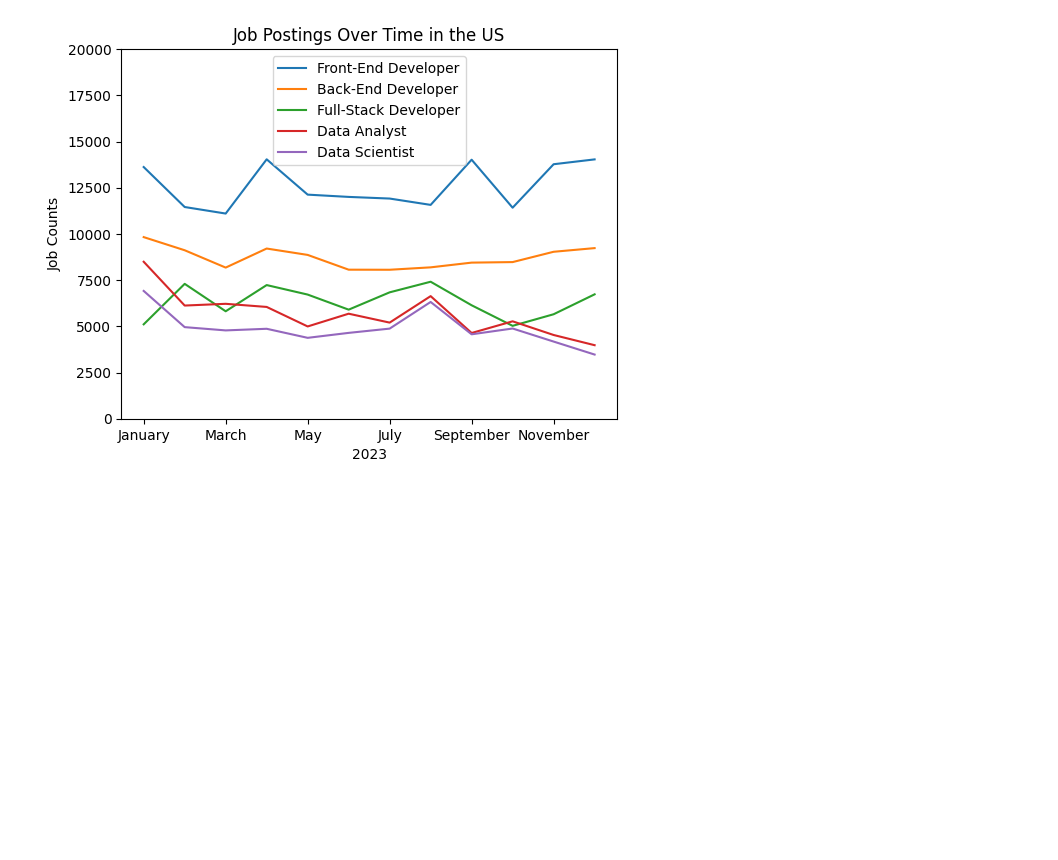
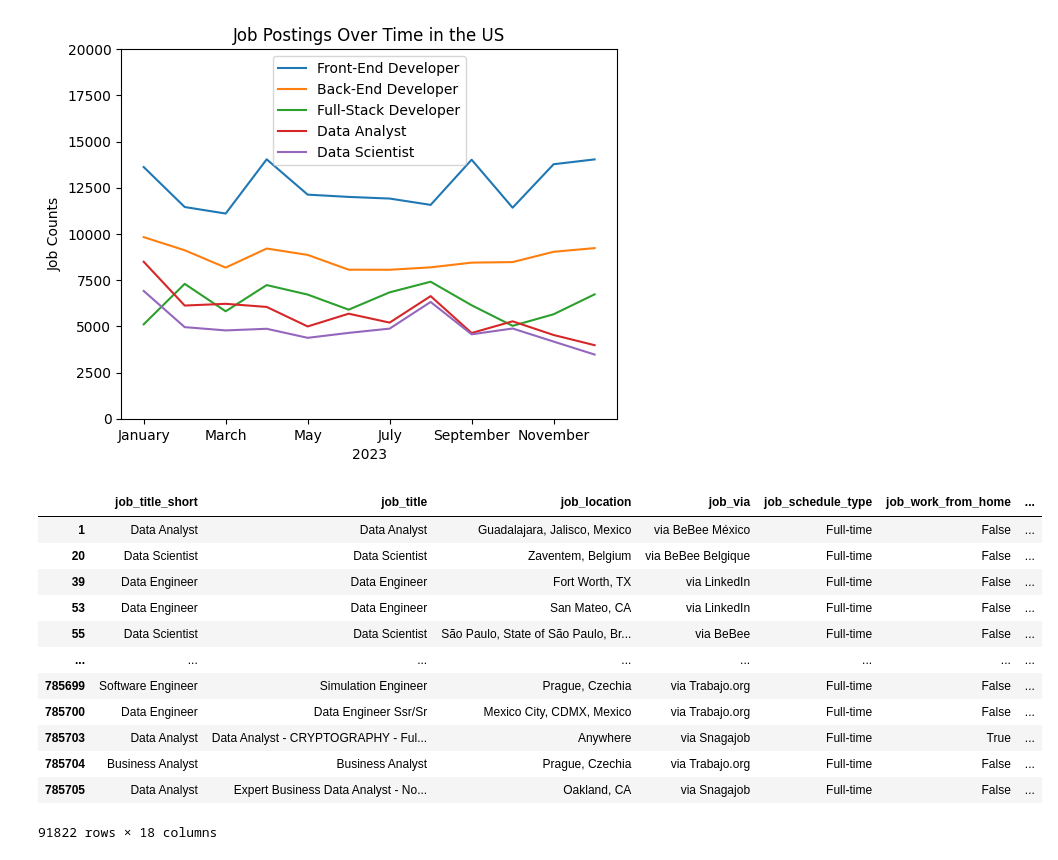
Before and after one commit to OkanNaci/Data-Science, a Jupyter notebook: Python_for_data_analytics.ipynb, the cells around one changed output. Drawn from its saved outputs; the diff is of its cells as text; code cells hidden in the pictures; blank space fills up the shorter version.

```diff
--- a/Python_for_data_analytics.ipynb
+++ b/Python_for_data_analytics.ipynb
@@ -1183,3 +1183,24 @@ plt.legend()
 plt.show()
 # %% [output]
 [figure]
+# %%
+ #Concatenate
+df['job_posted_month']=df['job_posted_date'].dt.strftime('%b')
+months=df['job_posted_month'].unique()
+months
+dict_months={month:df[df['job_posted_month']==month] for month in months}
+dict_months['Jan']
+# %% [output]
+|  | job_title_short | job_title | job_location | job_via | job_schedule_type | job_work_from_home | ... |
+| 1 | Data Analyst | Data Analyst | Guadalajara, Jalisco, Mexico | via BeBee México | Full-time | False | ... |
+| 20 | Data Scientist | Data Scientist | Zaventem, Belgium | via BeBee Belgique | Full-time | False | ... |
+| 39 | Data Engineer | Data Engineer | Fort Worth, TX | via LinkedIn | Full-time | False | ... |
+| 53 | Data Engineer | Data Engineer | San Mateo, CA | via LinkedIn | Full-time | False | ... |
+| 55 | Data Scientist | Data Scientist | São Paulo, State of São Paulo, Br... | via BeBee | Full-time | False | ... |
+| ... | ... | ... | ... | ... | ... | ... | ... |
+| 785699 | Software Engineer | Simulation Engineer | Prague, Czechia | via Trabajo.org | Full-time | False | ... |
+| 785700 | Data Engineer | Data Engineer Ssr/Sr | Mexico City, CDMX, Mexico | via Trabajo.org | Full-time | False | ... |
+| 785703 | Data Analyst | Data Analyst - CRYPTOGRAPHY - Ful... | Anywhere | via Snagajob | Full-time | True | ... |
+| 785704 | Business Analyst | Business Analyst | Prague, Czechia | via Trabajo.org | Full-time | False | ... |
+| 785705 | Data Analyst | Expert Business Data Analyst - No... | Oakland, CA | via Snagajob | Full-time | False | ... |
+91822 rows × 18 columns
```
Also changed, not shown: parts of 1 cell of this notebook.
